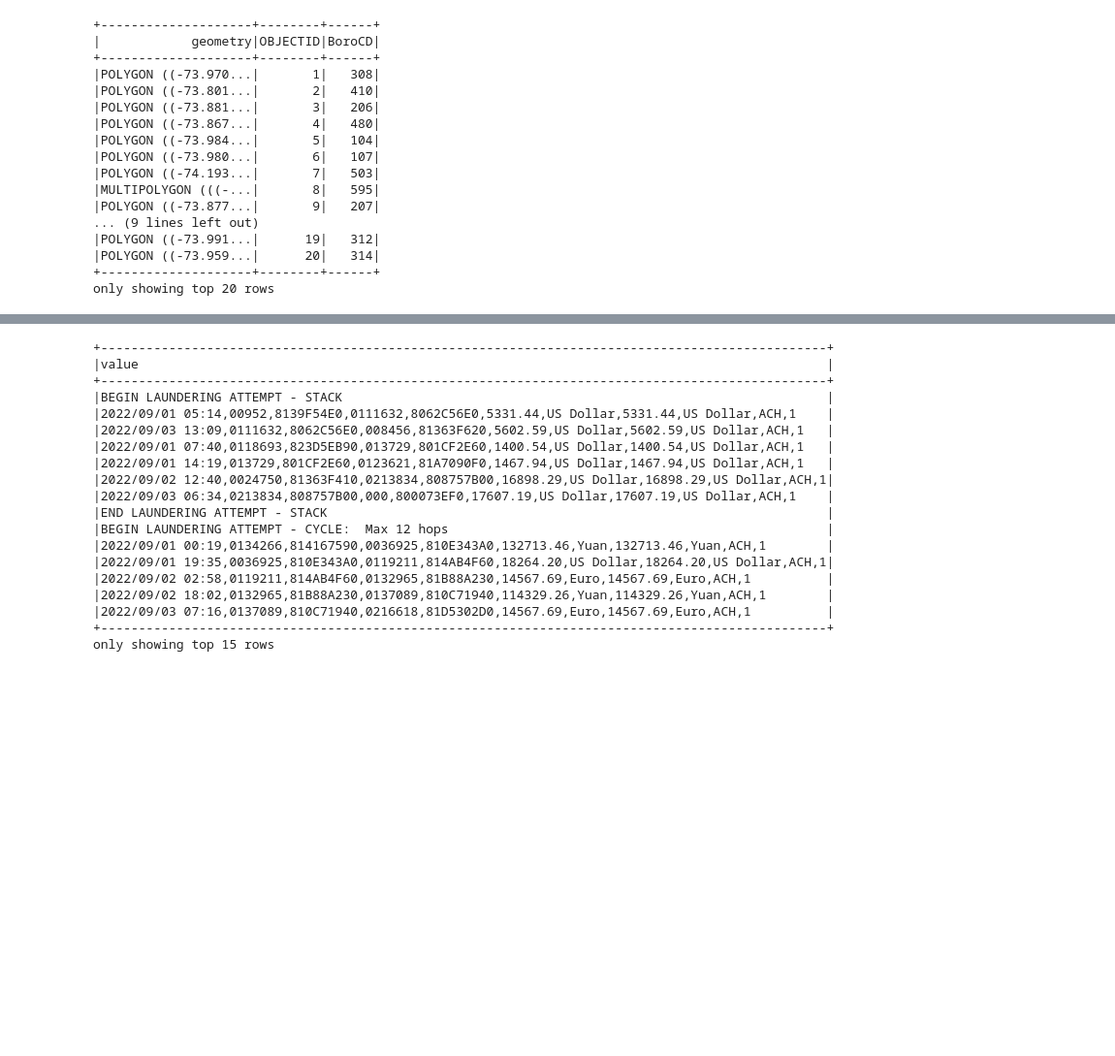
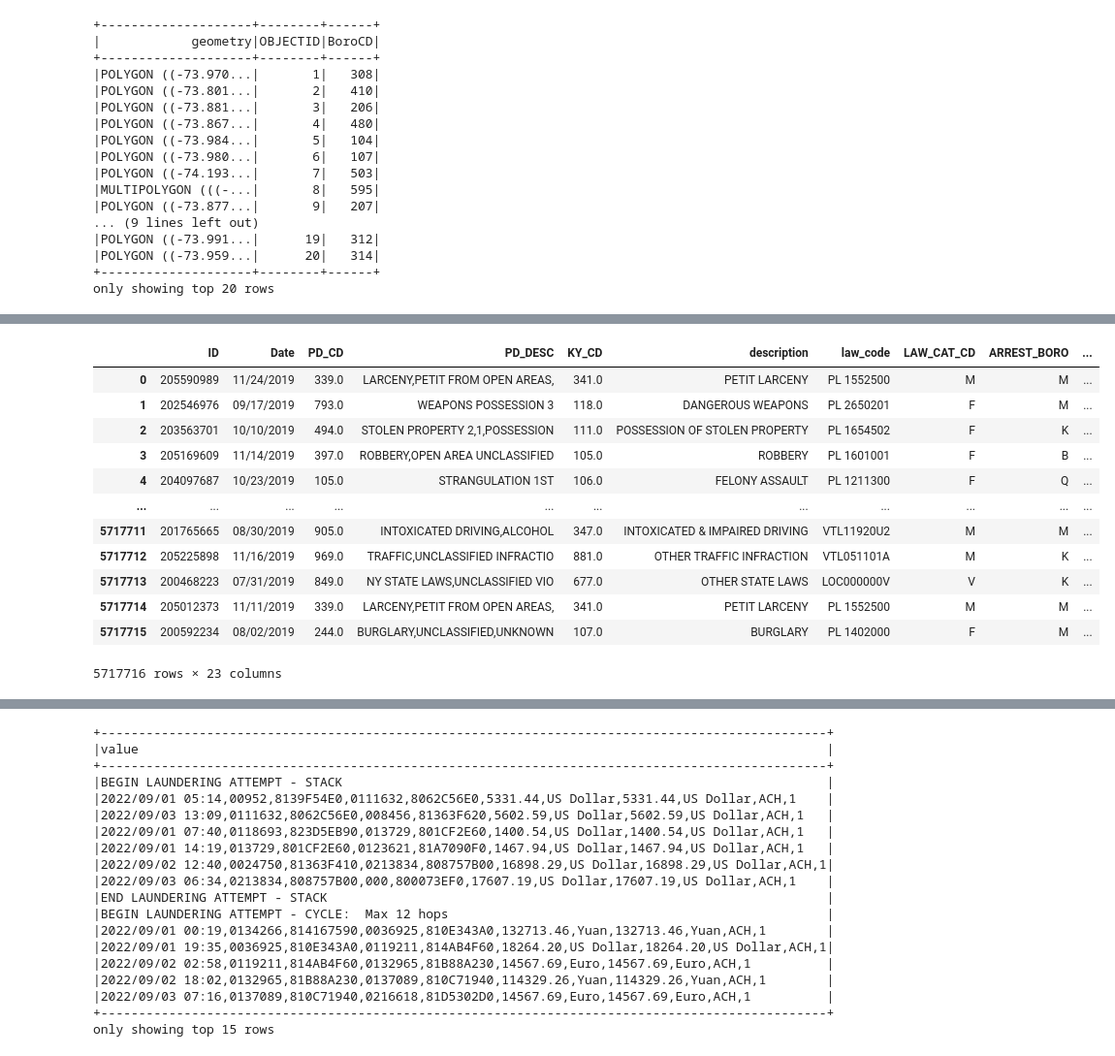
Before and after one commit to ElizabethSeth/Airflow, a Jupyter notebook: notebooks/sparkdev.ipynb, the cells around one changed output, grey strips where cells are left out. Shown at 97% size. Cells and saved outputs as stored; diff of their text form; code cells hidden in the pictures; blank space fills up the shorter version.

```diff
--- a/notebooks/sparkdev.ipynb
+++ b/notebooks/sparkdev.ipynb
@@ -342,0 +446,6 @@ only showing top 5 rows
+# %%
+chicago_df = pd.read_parquet(f"{path_data}/Chicago_intersects.parquet")
+nyc_df = pd.read_parquet(f"{path_data}/crime_nyc.parquet")
+# %%
+nyc_df["city"] = "NYC"
+chicago_df["city"] = "Chicago"
@@ -342,0 +470,28 @@ only showing top 5 rows
+# %%
+nyc_df = nyc_df.rename(columns={
+    "ARREST_KEY": "ID",
+    "ARREST_DATE": "Date",
+    "X_COORD_CD": "X Coordinate",
+    "Y_COORD_CD": "Y Coordinate",
+    "PERP_RACE": "race",
+    "PERP_SEX": "sex",
+    "AGE_GROUP": "age",
+    "JURISDICTION_CODE": "jurisdiction",
+    "LAW_CODE": "law_code",
+    "OFNS_DESC": "description"
+})
+nyc_df
+# %% [output]
+|  | ID | Date | PD_CD | PD_DESC | KY_CD | description | law_code | LAW_CAT_CD | ARREST_BORO | ... |
+| 0 | 205590989 | 11/24/2019 | 339.0 | LARCENY,PETIT FROM OPEN AREAS, | 341.0 | PETIT LARCENY | PL 1552500 | M | M | ... |
+| 1 | 202546976 | 09/17/2019 | 793.0 | WEAPONS POSSESSION 3 | 118.0 | DANGEROUS WEAPONS | PL 2650201 | F | M | ... |
+| 2 | 203563701 | 10/10/2019 | 494.0 | STOLEN PROPERTY 2,1,POSSESSION | 111.0 | POSSESSION OF STOLEN PROPERTY | PL 1654502 | F | K | ... |
+| 3 | 205169609 | 11/14/2019 | 397.0 | ROBBERY,OPEN AREA UNCLASSIFIED | 105.0 | ROBBERY | PL 1601001 | F | B | ... |
+| 4 | 204097687 | 10/23/2019 | 105.0 | STRANGULATION 1ST | 106.0 | FELONY ASSAULT | PL 1211300 | F | Q | ... |
+| ... | ... | ... | ... | ... | ... | ... | ... | ... | ... | ... |
+| 5717711 | 201765665 | 08/30/2019 | 905.0 | INTOXICATED DRIVING,ALCOHOL | 347.0 | INTOXICATED & IMPAIRED DRIVING | VTL11920U2 | M | M | ... |
+| 5717712 | 205225898 | 11/16/2019 | 969.0 | TRAFFIC,UNCLASSIFIED INFRACTIO | 881.0 | OTHER TRAFFIC INFRACTION | VTL051101A | M | K | ... |
+| 5717713 | 200468223 | 07/31/2019 | 849.0 | NY STATE LAWS,UNCLASSIFIED VIO | 677.0 | OTHER STATE LAWS | LOC000000V | V | K | ... |
+| 5717714 | 205012373 | 11/11/2019 | 339.0 | LARCENY,PETIT FROM OPEN AREAS, | 341.0 | PETIT LARCENY | PL 1552500 | M | M | ... |
+| 5717715 | 200592234 | 08/02/2019 | 244.0 | BURGLARY,UNCLASSIFIED,UNKNOWN | 107.0 | BURGLARY | PL 1402000 | F | M | ... |
+5717716 rows × 23 columns
```
Also changed, not shown: parts of 22 cells of this notebook, 15 other files.
